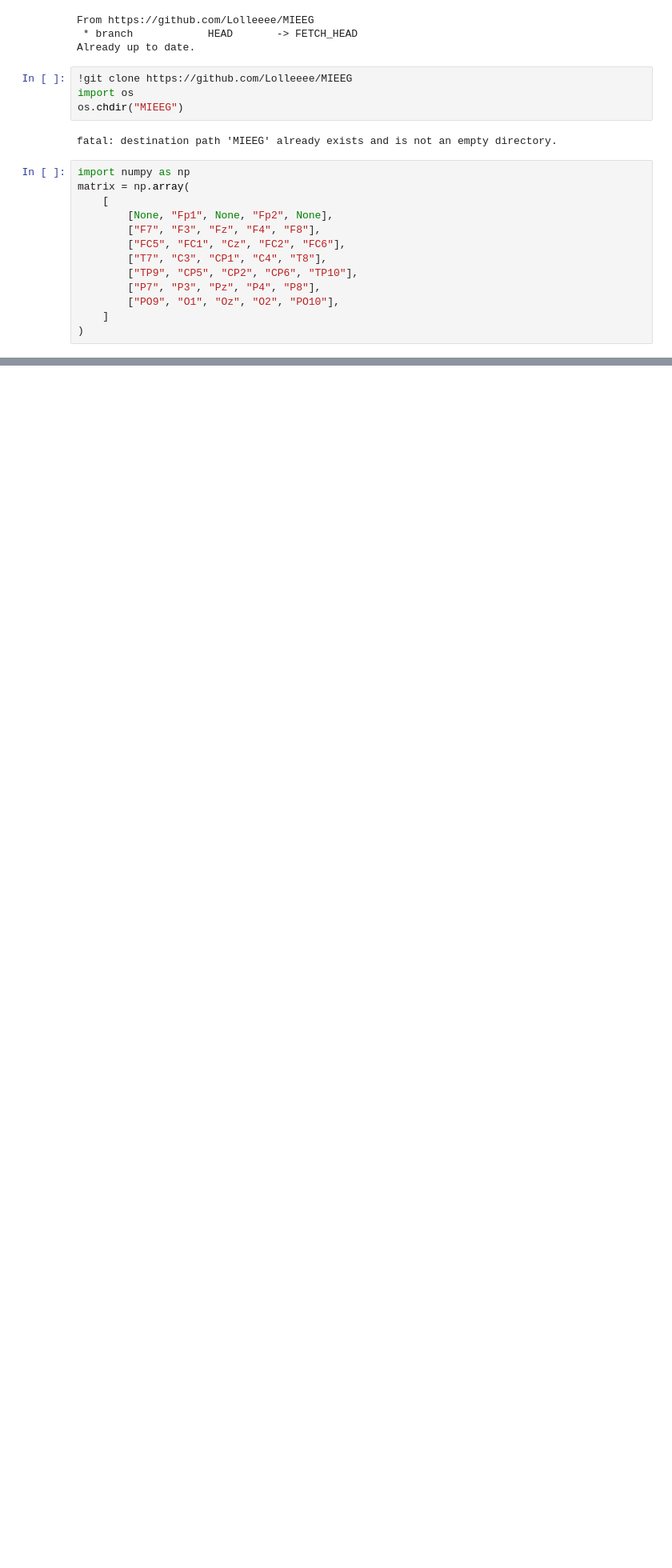
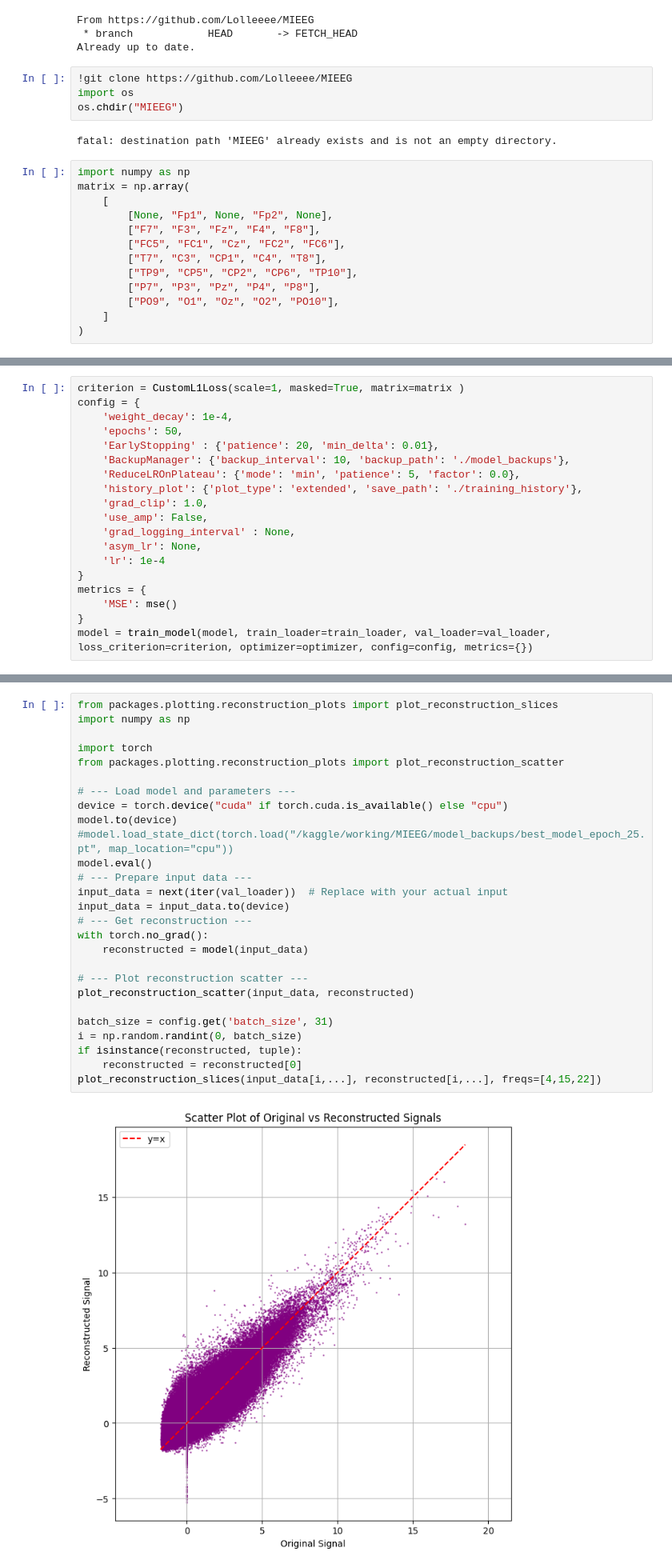
Before and after one commit to Lolleeee/MIEEG, a Jupyter notebook: kaggle_api.ipynb, the cells around one changed output, grey strips where cells are left out. Shown at 80% size. Drawn from its saved outputs; the diff is of its cells as text; blank space fills up the shorter version.

```diff
--- a/kaggle_api.ipynb
+++ b/kaggle_api.ipynb
@@ -114,0 +130,19 @@ RuntimeError: Expected weight to be a vector of size equal to the number of chan
+# %%
+criterion = CustomL1Loss(scale=1, masked=True, matrix=matrix )
+config = {
+    'weight_decay': 1e-4,
+    'epochs': 50,
+    'EarlyStopping' : {'patience': 20, 'min_delta': 0.01},
+    'BackupManager': {'backup_interval': 10, 'backup_path': './model_backups'},
+    'ReduceLROnPlateau': {'mode': 'min', 'patience': 5, 'factor': 0.0},
+    'history_plot': {'plot_type': 'extended', 'save_path': './training_history'},
+    'grad_clip': 1.0,
+    'use_amp': False,
+    'grad_logging_interval' : None,
+    'asym_lr': None,
+    'lr': 1e-4
+}
+metrics = {
+    'MSE': mse()
+}
+model = train_model(model, train_loader=train_loader, val_loader=val_loader, loss_criterion=criterion, optimizer=optimizer, config=config, metrics={})
@@ -114,0 +166,29 @@ RuntimeError: Expected weight to be a vector of size equal to the number of chan
+# %%
+from packages.plotting.reconstruction_plots import plot_reconstruction_slices
+import numpy as np
+
+import torch
+from packages.plotting.reconstruction_plots import plot_reconstruction_scatter
+
+# --- Load model and parameters ---
+device = torch.device("cuda" if torch.cuda.is_available() else "cpu")
+model.to(device)
+#model.load_state_dict(torch.load("/kaggle/working/MIEEG/model_backups/best_model_epoch_25.pt", map_location="cpu"))
+model.eval()
+# --- Prepare input data ---
+input_data = next(iter(val_loader))  # Replace with your actual input
+input_data = input_data.to(device)
+# --- Get reconstruction ---
+with torch.no_grad():
+    reconstructed = model(input_data)
+
+# --- Plot reconstruction scatter ---
+plot_reconstruction_scatter(input_data, reconstructed)
+
+batch_size = config.get('batch_size', 31)
+i = np.random.randint(0, batch_size)
+if isinstance(reconstructed, tuple):
+    reconstructed = reconstructed[0]
+plot_reconstruction_slices(input_data[i,...], reconstructed[i,...], freqs=[4,15,22])
+# %% [output]
+[figure, added]
```
Also changed, not shown: parts of 8 cells of this notebook, 2 other files.
